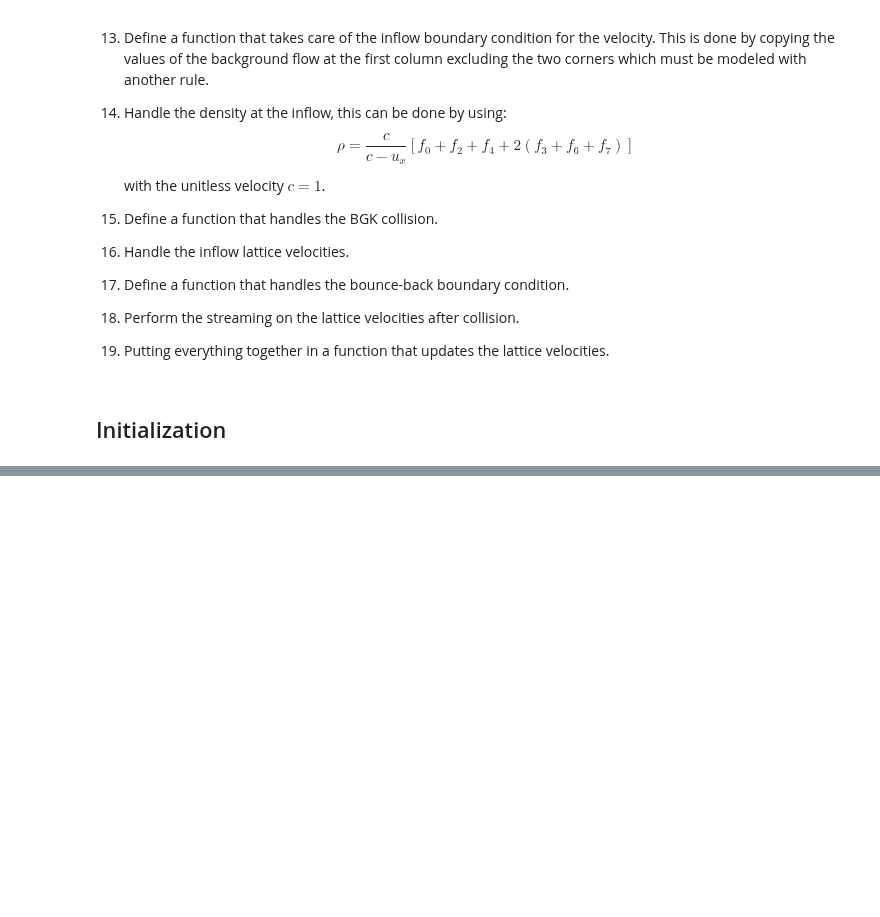
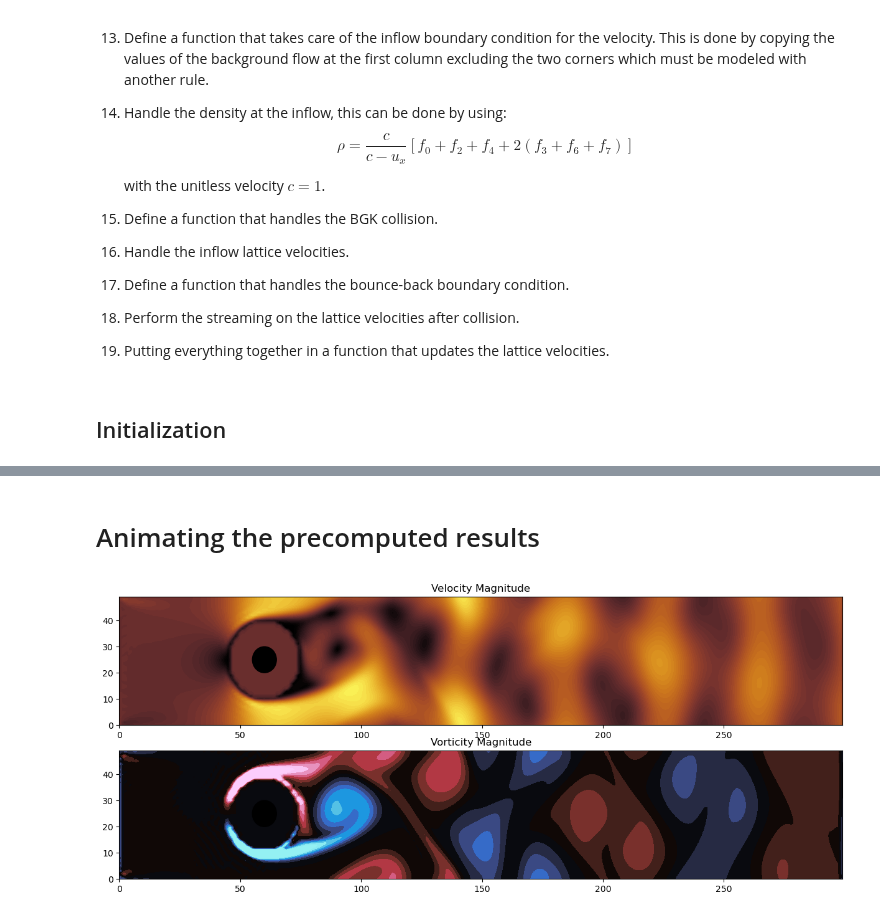
Before and after one commit to SunAndClouds/ComplexSystems, a Jupyter notebook: Final Project.ipynb, the cells around one changed output, grey strips where cells are left out. Cells and saved outputs as stored; diff of their text form; code cells hidden in the pictures; blank space fills up the shorter version.

```diff
--- a/Final Project.ipynb
+++ b/Final Project.ipynb
@@ -302,0 +517,33 @@ update_lattice_velocities(initial_lattice_velocities, velocity_field).shape
+# %% [markdown]
+# Animating the precomputed results
+# %%
+def plot_animation(Density, Velocity):
+    fig, (ax1, ax2) = plt.subplots(2, 1, figsize=(15, 6), dpi=100)
+
+    def update(frame):
+        ax1.clear()
+        ax2.clear()
+
+        density = Density[frame]
+        macroscopic_velocities = Velocity[frame]
+        velocity_magnitude = np.linalg.norm(macroscopic_velocities, axis=-1, ord=2)
+        d_u__d_x, d_u__d_y = np.gradient(macroscopic_velocities[..., 0])
+        d_v__d_x, d_v__d_y = np.gradient(macroscopic_velocities[..., 1])
+        curl = (d_u__d_y - d_v__d_x)
+
+        # Velocity Magnitude Contour Plot in the top
+        ax1.contourf(X, Y, velocity_magnitude, levels=50, cmap=cmr.amber)
+        ax1.set_title('Velocity Magnitude')
+        ax1.add_patch(plt.Circle(center_of_mass, Ny//10, color="black"))
+
+        # Vorticity Magnitude Contour Plot in the bottom
+        ax2.contourf(X, Y, curl, levels=50, cmap=cmr.redshift, vmin=-0.02, vmax=0.02)
+        ax2.set_title('Vorticity Magnitude')
+        ax2.add_patch(plt.Circle(center_of_mass, Ny//10, color="black"))
+
+    anim = FuncAnimation(fig, update, frames=len(Density), repeat=False)
+    anim.save("LBM_visualization.gif", writer="pillow")
+
+plot_animation(density_results, velocity_results)
+# %% [output]
+[figure, added]
```
Also changed, not shown: parts of 16 cells of this notebook, 1 other file.
